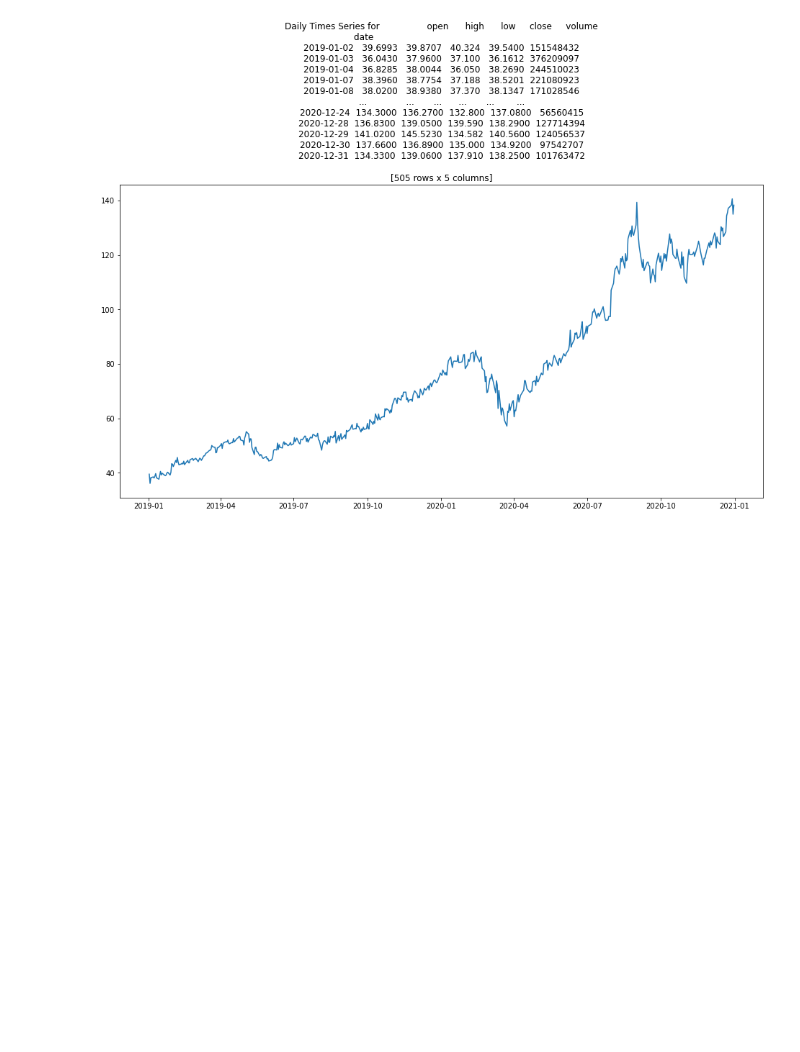
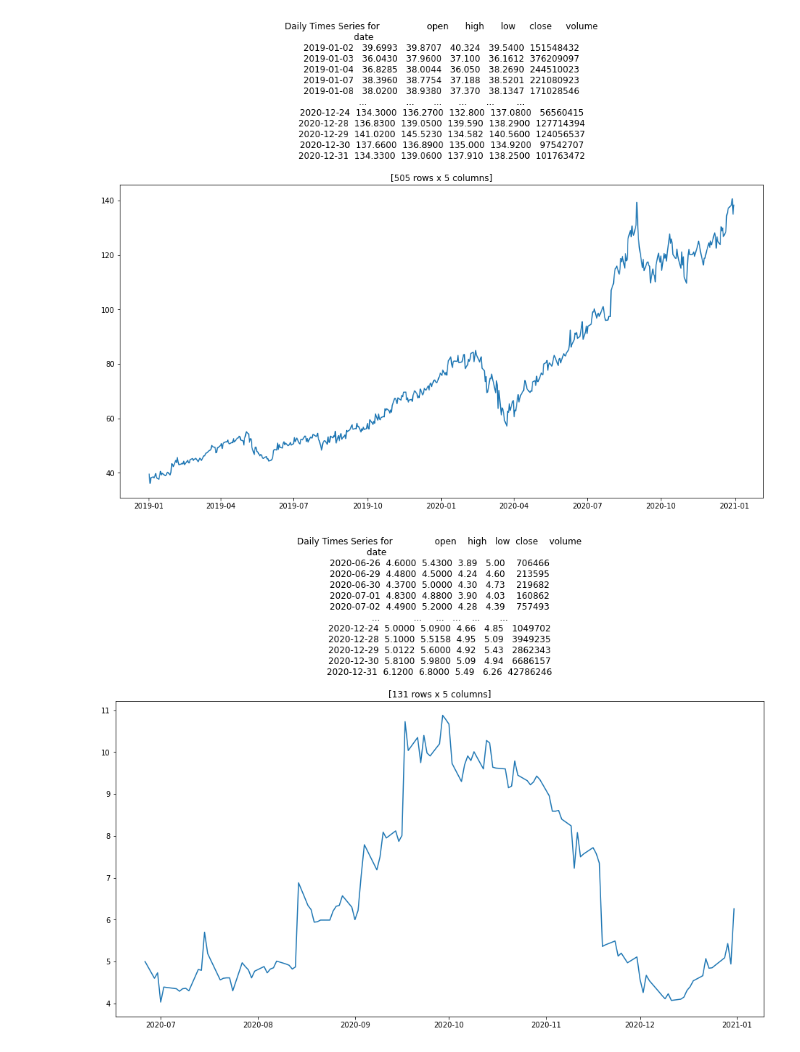
Before and after one commit to lukewbecker/fbphrophet-remote, a Jupyter notebook: iex_testing.ipynb, the cells around one changed output. Drawn from its saved outputs; the diff is of its cells as text; code cells hidden in the pictures; blank space fills up the shorter version.

```diff
--- a/iex_testing.ipynb
+++ b/iex_testing.ipynb
@@ -100,3 +100,7 @@ get_stock_chart("AAPL", start, end)
 # Now adding user inputs:
 # %%
 # starting = datetime(input())
+# %%
+get_stock_chart("EBON", start, end)
+# %% [output]
+[figure, added]
```
Also changed, not shown: parts of 1 cell of this notebook.
